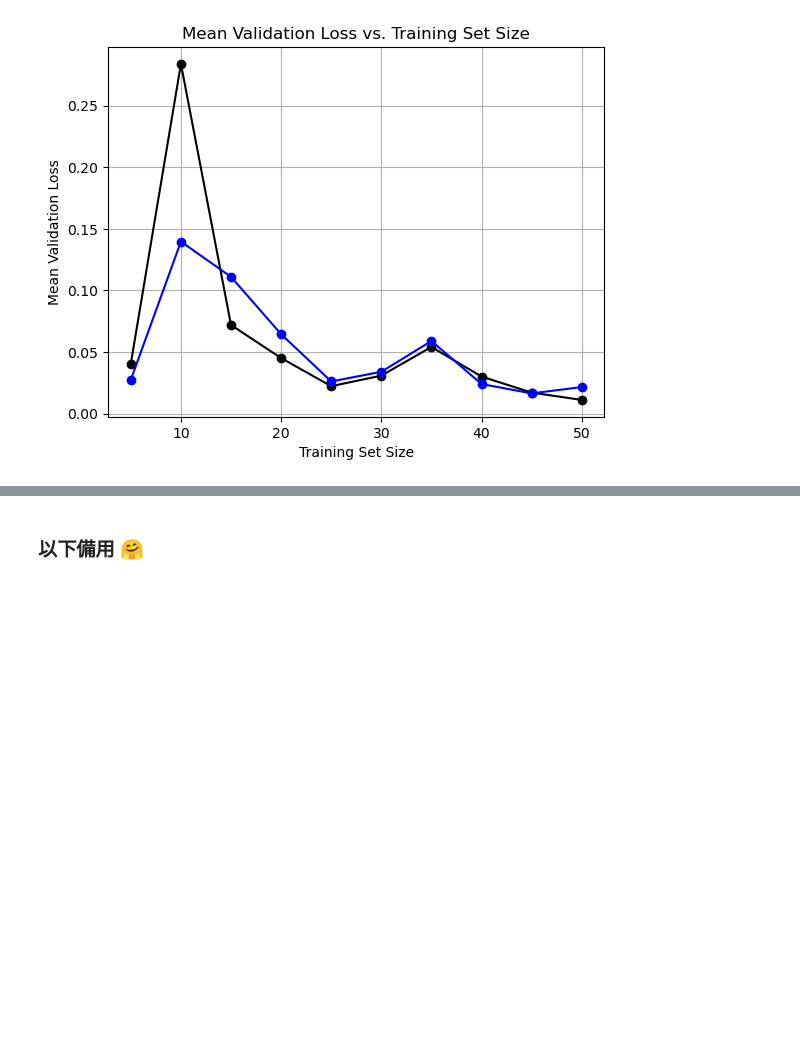
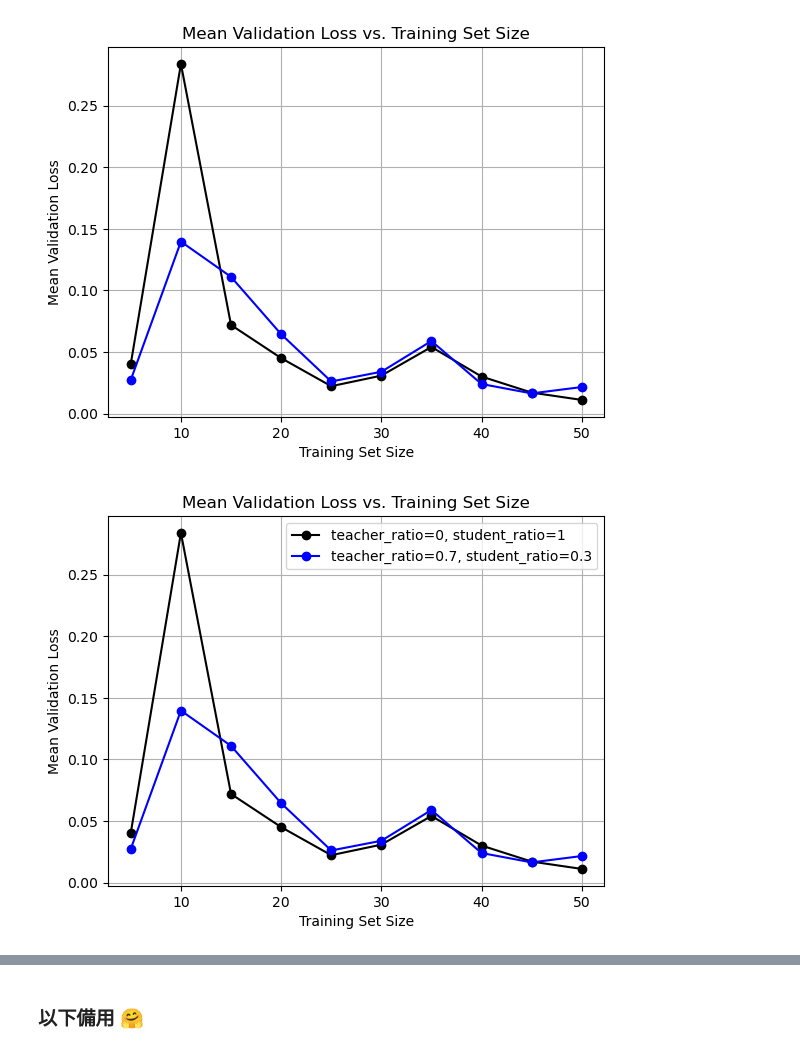
Before and after one commit to Eat-Apple-Again/RipplesDetection, a Jupyter notebook: KD_trial Kfold.ipynb, the cells around one changed output, grey strips where cells are left out. Saved outputs shown, nothing was run; the diff lists cells and outputs as text; code cells hidden in the pictures; blank space fills up the shorter version.

```diff
--- a/KD_trial Kfold.ipynb
+++ b/KD_trial Kfold.ipynb
@@ -600,6 +600,18 @@ Epoch 10/10
 40/40 [==============================] - 327s 800ms/step - loss: 0.0021 - val_loss: 0.0162
 Training time 0:05:27
 [figure]
+# %%
+plt.figure()
+plt.plot(train_sizes, mean_val_losses, marker='o', color='black', label='teacher_ratio=0, student_ratio=1')
+plt.plot(train_sizes, mean_val_losses_KD, marker='o', color='blue', label='teacher_ratio=0.7, student_ratio=0.3')
+plt.title('Mean Validation Loss vs. Training Set Size')
+plt.xlabel('Training Set Size')
+plt.ylabel('Mean Validation Loss')
+plt.grid(True)
+plt.legend()
+plt.show()
+# %% [output]
+[figure, added]
 # %%
 plt.figure(figsize=(16, 6))
 
```
Also changed, not shown: parts of 1 cell of this notebook.
